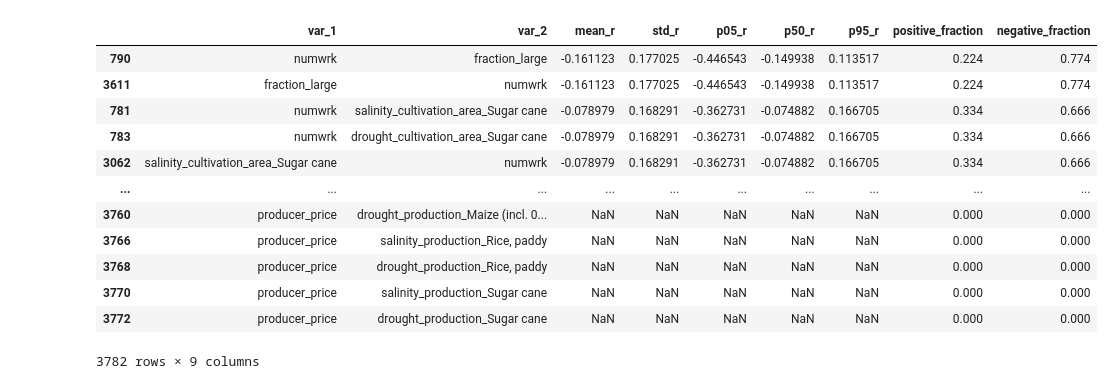
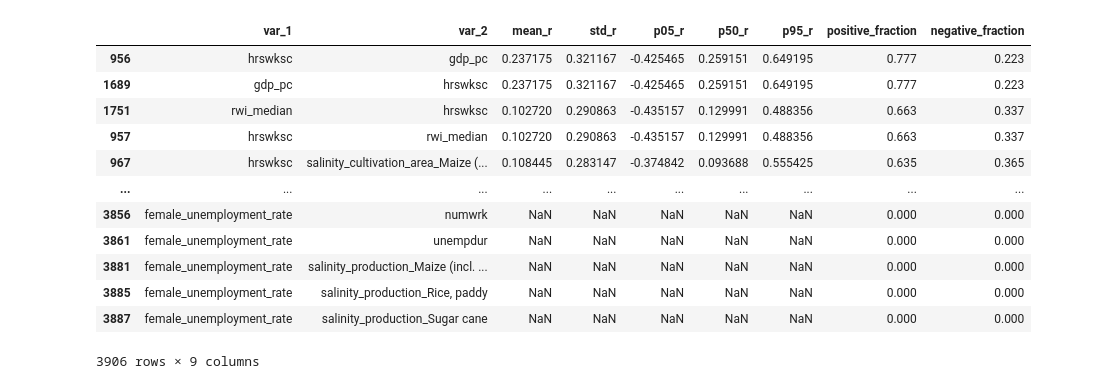
Before and after one commit to Deltares-research/egypt-survey-ml, a Jupyter notebook: notebooks/correlate-appended-survey-data.ipynb, the cells around one changed output. Saved outputs shown, nothing was run; the diff lists cells and outputs as text; code cells hidden in the pictures.

```diff
--- a/notebooks/correlate-appended-survey-data.ipynb
+++ b/notebooks/correlate-appended-survey-data.ipynb
@@ -109,9 +272,17 @@ mean_corr_df = pd.DataFrame(
 # %%
-std_corr = np.nanstd(corr_array, axis=0)
+female_std_corr = np.nanstd(female_corr_array, axis=0)
 
-std_corr_df = pd.DataFrame(
-    std_corr,
+female_std_corr_df = pd.DataFrame(
+    female_std_corr,
     index=cols_corr,
     columns=cols_corr,
 )
+
+male_std_corr = np.nanstd(male_corr_array, axis=0)
+
+male_std_corr_df = pd.DataFrame(
+    male_std_corr,
+    index=cols_corr,
+    columns=cols_corr,
+)
 # %%
@@ -125,16 +304,31 @@ p95_corr_df = pd.DataFrame(p95_corr, index=cols_corr, columns=cols_corr)
 # %%
-positive_fraction = np.nanmean(corr_array > 0, axis=0)
-negative_fraction = np.nanmean(corr_array < 0, axis=0)
+female_positive_fraction = np.nanmean(female_corr_array > 0, axis=0)
+female_negative_fraction = np.nanmean(female_corr_array < 0, axis=0)
 
-positive_fraction_df = pd.DataFrame(
-    positive_fraction,
+female_positive_fraction_df = pd.DataFrame(
+    female_positive_fraction,
     index=cols_corr,
     columns=cols_corr,
 )
 
-negative_fraction_df = pd.DataFrame(
-    negative_fraction,
+female_negative_fraction_df = pd.DataFrame(
+    female_negative_fraction,
     index=cols_corr,
     columns=cols_corr,
 )
+
+male_positive_fraction = np.nanmean(male_corr_array > 0, axis=0)
+male_negative_fraction = np.nanmean(male_corr_array < 0, axis=0)
+
+male_positive_fraction_df = pd.DataFrame(
+    male_positive_fraction,
+    index=cols_corr,
+    columns=cols_corr,
+)
+
+male_negative_fraction_df = pd.DataFrame(
+    male_negative_fraction,
+    index=cols_corr,
+    columns=cols_corr,
+)
 # %%
@@ -166,19 +386,19 @@ corr_summary_df = pd.DataFrame(summary_records)
 # %%
-corr_summary_df.sort_values(by="std_r", ascending=False)
+female_corr_summary_df.sort_values(by="std_r", ascending=False)
 # %% [output]
 |  | var_1 | var_2 | mean_r | std_r | p05_r | p50_r | p95_r | positive_fraction | negative_fraction |
-| 790 | numwrk | fraction_large | -0.161123 | 0.177025 | -0.446543 | -0.149938 | 0.113517 | 0.224 | 0.774 |
-| 3611 | fraction_large | numwrk | -0.161123 | 0.177025 | -0.446543 | -0.149938 | 0.113517 | 0.224 | 0.774 |
-| 781 | numwrk | salinity_cultivation_area_Sugar cane | -0.078979 | 0.168291 | -0.362731 | -0.074882 | 0.166705 | 0.334 | 0.666 |
-| 783 | numwrk | drought_cultivation_area_Sugar cane | -0.078979 | 0.168291 | -0.362731 | -0.074882 | 0.166705 | 0.334 | 0.666 |
-| 3062 | salinity_cultivation_area_Sugar cane | numwrk | -0.078979 | 0.168291 | -0.362731 | -0.074882 | 0.166705 | 0.334 | 0.666 |
+| 956 | hrswksc | gdp_pc | 0.237175 | 0.321167 | -0.425465 | 0.259151 | 0.649195 | 0.777 | 0.223 |
+| 1689 | gdp_pc | hrswksc | 0.237175 | 0.321167 | -0.425465 | 0.259151 | 0.649195 | 0.777 | 0.223 |
+| 1751 | rwi_median | hrswksc | 0.102720 | 0.290863 | -0.435157 | 0.129991 | 0.488356 | 0.663 | 0.337 |
+| 957 | hrswksc | rwi_median | 0.102720 | 0.290863 | -0.435157 | 0.129991 | 0.488356 | 0.663 | 0.337 |
+| 967 | hrswksc | salinity_cultivation_area_Maize (... | 0.108445 | 0.283147 | -0.374842 | 0.093688 | 0.555425 | 0.635 | 0.365 |
 | ... | ... | ... | ... | ... | ... | ... | ... | ... | ... |
-| 3760 | producer_price | drought_production_Maize (incl. 0... | NaN | NaN | NaN | NaN | NaN | 0.000 | 0.000 |
-| 3766 | producer_price | salinity_production_Rice, paddy | NaN | NaN | NaN | NaN | NaN | 0.000 | 0.000 |
-| 3768 | producer_price | drought_production_Rice, paddy | NaN | NaN | NaN | NaN | NaN | 0.000 | 0.000 |
-| 3770 | producer_price | salinity_production_Sugar cane | NaN | NaN | NaN | NaN | NaN | 0.000 | 0.000 |
-| 3772 | producer_price | drought_production_Sugar cane | NaN | NaN | NaN | NaN | NaN | 0.000 | 0.000 |
+| 3856 | female_unemployment_rate | numwrk | NaN | NaN | NaN | NaN | NaN | 0.000 | 0.000 |
+| 3861 | female_unemployment_rate | unempdur | NaN | NaN | NaN | NaN | NaN | 0.000 | 0.000 |
+| 3881 | female_unemployment_rate | salinity_production_Maize (incl. ... | NaN | NaN | NaN | NaN | NaN | 0.000 | 0.000 |
+| 3885 | female_unemployment_rate | salinity_production_Rice, paddy | NaN | NaN | NaN | NaN | NaN | 0.000 | 0.000 |
+| 3887 | female_unemployment_rate | salinity_production_Sugar cane | NaN | NaN | NaN | NaN | NaN | 0.000 | 0.000 |
-3782 rows × 9 columns
+3906 rows × 9 columns
 # %%
 import seaborn as sns
 import matplotlib.pyplot as plt
```
Also changed, not shown: parts of 19 cells of this notebook, 8 other files.
